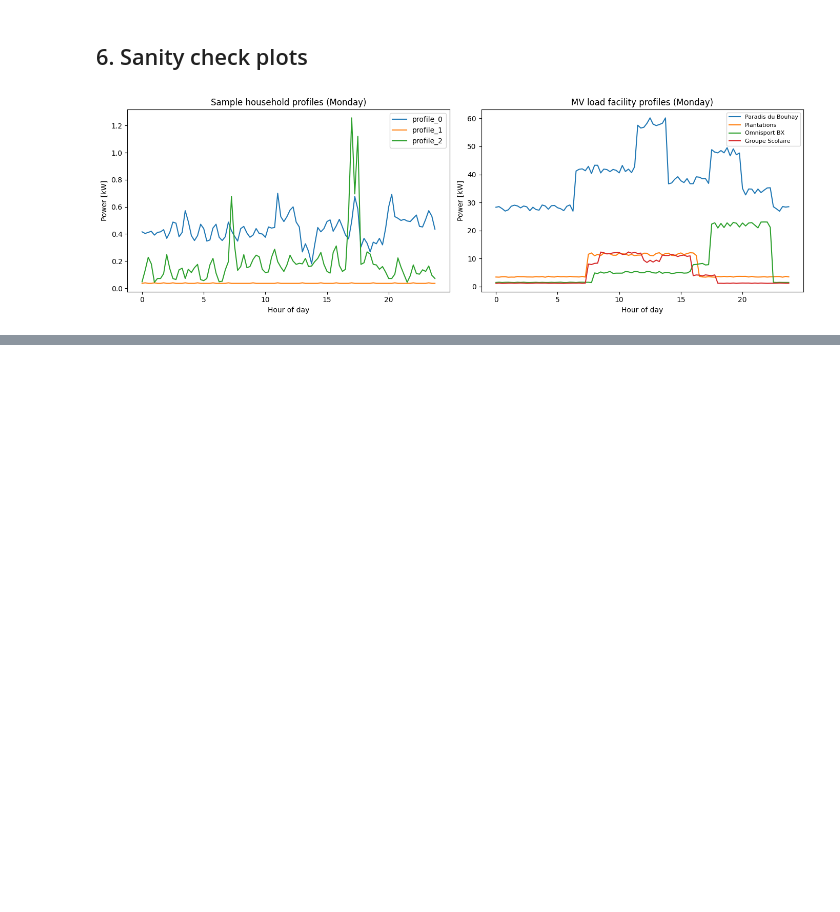
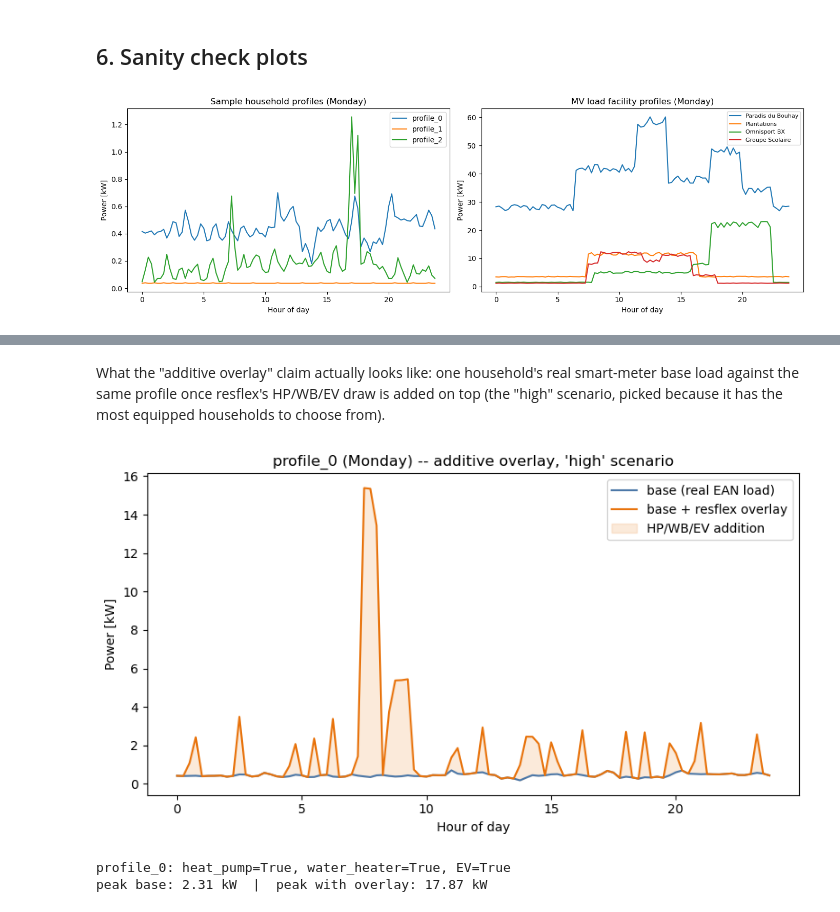
Before and after one commit to MAS4TE/digital_twin, a Jupyter notebook: data/bressoux/bressoux_setup.ipynb, the cells around one changed output, grey strips where cells are left out. Drawn from its saved outputs; the diff is of its cells as text; code cells hidden in the pictures; blank space fills up the shorter version.

```diff
--- a/data/bressoux/bressoux_setup.ipynb
+++ b/data/bressoux/bressoux_setup.ipynb
@@ -528,0 +685,45 @@ Set `config['save'] = True` (the default) to write a Markdown report
+# %% [markdown]
+What the "additive overlay" claim actually looks like: one household's real
+smart-meter base load against the same profile once resflex's HP/WB/EV draw is
+added on top (the "high" scenario, picked because it has the most equipped
+households to choose from).
+# %%
+base_households = pd.read_csv(os.path.join(OUT_DIR, "load_profiles.csv"), index_col=0)
+
+high_metadata = pd.read_csv(os.path.join(scenario_paths["high"], "out", "processed", "metadata.csv"))
+high_households = pd.read_csv(
+    os.path.join(scenario_paths["high"], "out", "processed", "load_profiles.csv"), index_col=0)
+
+fully_equipped = high_metadata[
+    high_metadata["heat_pump"].astype(bool)
+    & high_metadata["electric_water_heating"].astype(bool)
+    & high_metadata["electric_vehicle_type"].notna()
+]
+sample_pid = int(fully_equipped["profile_id"].iloc[0]) if len(fully_equipped) else \
+    int(high_metadata.loc[high_metadata["heat_pump"].astype(bool), "profile_id"].iloc[0])
+col = f"profile_{sample_pid}"
+
+t = np.arange(STEPS_PER_DAY) * 0.25
+fig, ax = plt.subplots(figsize=(8, 4.5))
+ax.plot(t, base_households[col].to_numpy()[:STEPS_PER_DAY], label="base (real EAN load)",
+       color="#4C78A8")
+ax.plot(t, high_households[col].to_numpy()[:STEPS_PER_DAY], label="base + resflex overlay",
+       color="#E8730C")
+ax.fill_between(t, base_households[col].to_numpy()[:STEPS_PER_DAY],
+                high_households[col].to_numpy()[:STEPS_PER_DAY],
+                color="#E8730C", alpha=0.15, label="HP/WB/EV addition")
+ax.set_title(f"profile_{sample_pid} (Monday) -- additive overlay, 'high' scenario")
+ax.set_xlabel("Hour of day")
+ax.set_ylabel("Power [kW]")
+ax.legend()
+fig.tight_layout()
+plt.show()
+
+print(f"profile_{sample_pid}: heat_pump={bool(high_metadata.loc[high_metadata.profile_id==sample_pid, 'heat_pump'].iloc[0])}, "
+      f"water_heater={bool(high_metadata.loc[high_metadata.profile_id==sample_pid, 'electric_water_heating'].iloc[0])}, "
+      f"EV={high_metadata.loc[high_metadata.profile_id==sample_pid, 'electric_vehicle_type'].notna().iloc[0]}")
+print(f"peak base: {base_households[col].max():.2f} kW  |  peak with overlay: {high_households[col].max():.2f} kW")
+# %% [output]
+[figure, added]
+profile_0: heat_pump=True, water_heater=True, EV=True
+peak base: 2.31 kW  |  peak with overlay: 17.87 kW
```
Also changed, not shown: parts of 32 cells of this notebook, 25 other files.
